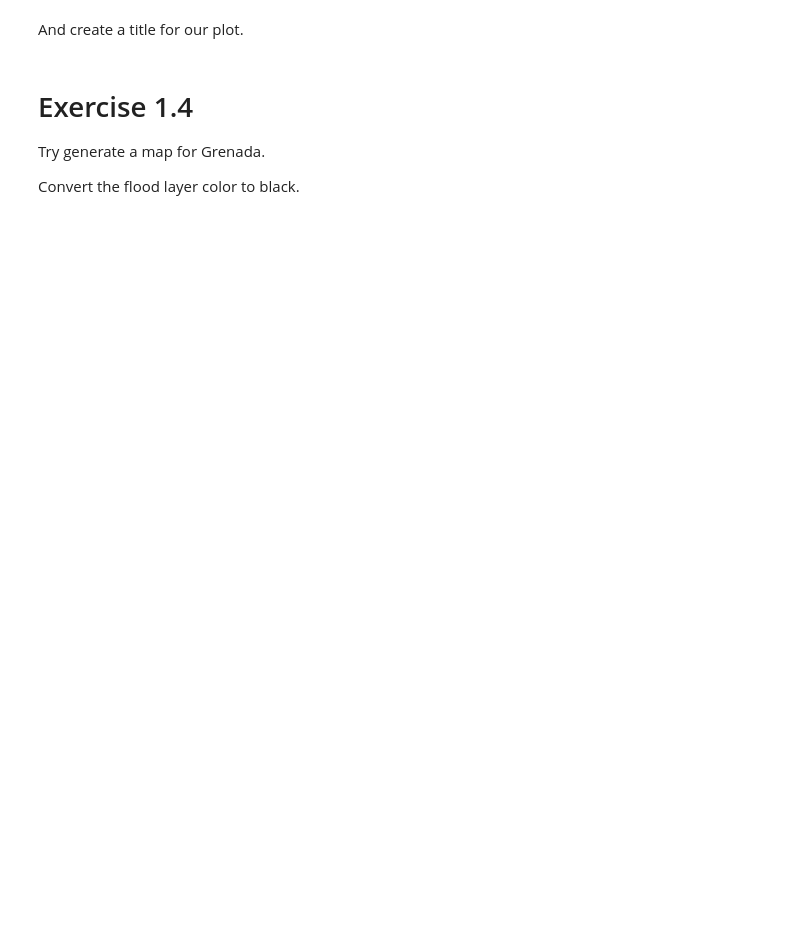
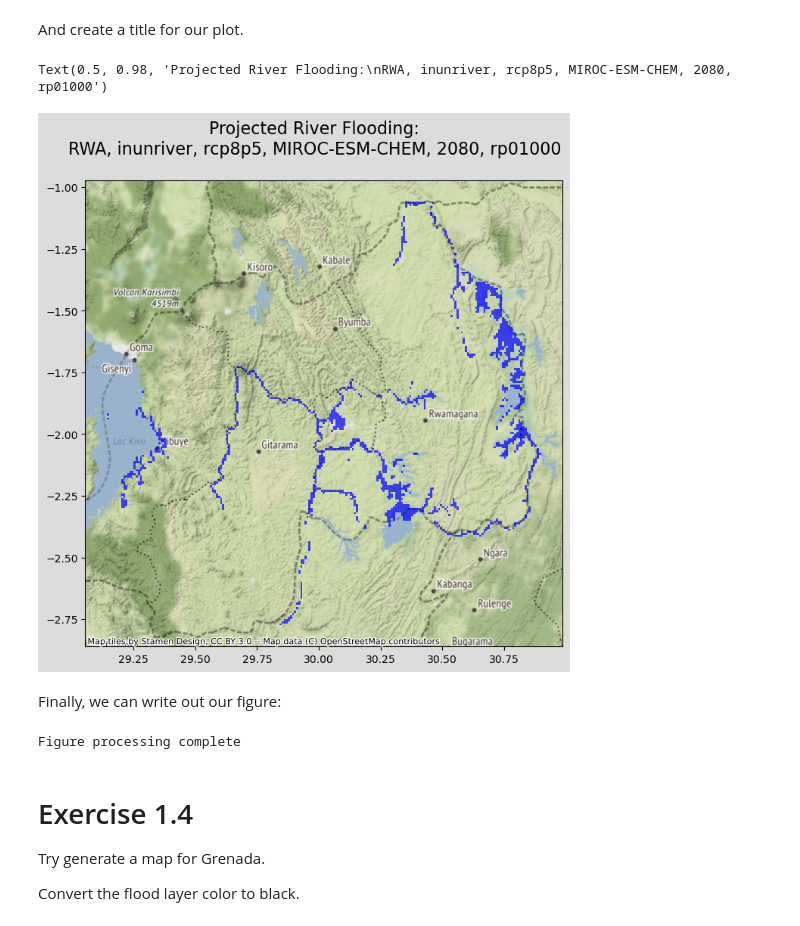
Before and after one commit to edwardoughton/global_assessment, a Jupyter notebook: notebooks/9.01_plotting_flooding_data.ipynb, the cells around one changed output. Drawn from its saved outputs; the diff is of its cells as text; code cells hidden in the pictures; blank space fills up the shorter version.

```diff
--- a/notebooks/9.01_plotting_flooding_data.ipynb
+++ b/notebooks/9.01_plotting_flooding_data.ipynb
@@ -97,13 +131,31 @@ cx.add_basemap(ax, crs='epsg:4326')
 And create a title for our plot.
 # %%
 # Example
+
+# Setup fig and axes, and define plot size
+fig, ax = plt.subplots(1, 1, figsize=(10, 8))
+fig.set_facecolor('gainsboro')
+
+# Import hazard and plot
+hazard = geopandas.read_file(path_in, crs='epsg:3857')
+hazard = hazard.to_crs(4326)
+hazard.plot(color='blue', linewidth=1.5, alpha=.7, legend=True, edgecolor=None, ax=ax)
+
+cx.add_basemap(ax, crs='epsg:4326') #add the map baselayer
+
+# Subset scenario strings for title
 hazard_type = filename.split('_')[0]
 scenario = filename.split('_')[1]
 model = filename.split('_')[2]
 year = filename.split('_')[3]
 return_period = filename.split('_')[4]
-
 return_period = return_period.replace('.shp', '')
 
-main_title = 'Projected River Flooding: {}, {}, {}, {}, {}, {}'.format('RWA', hazard_type, scenario, model, year, return_period)
-plt.suptitle(main_title, fontsize=14, wrap=True)
+# Insert scenario strings in title
+main_title = 'Projected River Flooding:\n{}, {}, {}, {}, {}, {}'.format(
+    'RWA', hazard_type, scenario, model, year, return_period
+)
+plt.suptitle(main_title, fontsize=16, wrap=True)
+# %% [output]
+Text(0.5, 0.98, 'Projected River Flooding:\nRWA, inunriver, rcp8p5, MIROC-ESM-CHEM, 2080, rp01000')
+[figure, added]
@@ -112,11 +162,44 @@ Finally, we can write out our figure:
+# %% [markdown]
+Finally, we can write out our figure:
 # %%
 # Example
-path_out = os.path.join('..', 'data', 'processed', 'RWA', 'inunriver_rcp8p5_MIROC-ESM-CHEM_2080_rp01000.png')
 
+# Setup fig and axes, and define plot size
+fig, ax = plt.subplots(1, 1, figsize=(10, 8))
+fig.set_facecolor('gainsboro')
+
+# Import hazard and plot
+hazard = geopandas.read_file(path_in, crs='epsg:3857')
+hazard = hazard.to_crs(4326)
+hazard.plot(color='blue', linewidth=1.5, alpha=.7, legend=True, edgecolor=None, ax=ax)
+
+cx.add_basemap(ax, crs='epsg:4326') #add the map baselayer
+
+# Subset scenario strings for title
+hazard_type = filename.split('_')[0]
+scenario = filename.split('_')[1]
+model = filename.split('_')[2]
+year = filename.split('_')[3]
+return_period = filename.split('_')[4]
+return_period = return_period.replace('.shp', '')
+
+# Insert scenario strings in title
+main_title = 'Projected River Flooding:\n{}, {}, {}, {}, {}, {}'.format(
+    'RWA', hazard_type, scenario, model, year, return_period
+)
+plt.suptitle(main_title, fontsize=16, wrap=True)
+
+# Specify path out
+filename = 'inunriver_rcp8p5_MIROC-ESM-CHEM_2080_rp01000.png'
+path_out = os.path.join('..', 'data', 'processed', 'RWA', filename)
+
+# Export image to path
 plt.savefig(path_out)
 plt.close()
 
 print('Figure processing complete')
+# %% [output]
+Figure processing complete
 # %% [markdown]
 # Exercise 1.4
 
```
Also changed, not shown: parts of 8 cells of this notebook.
